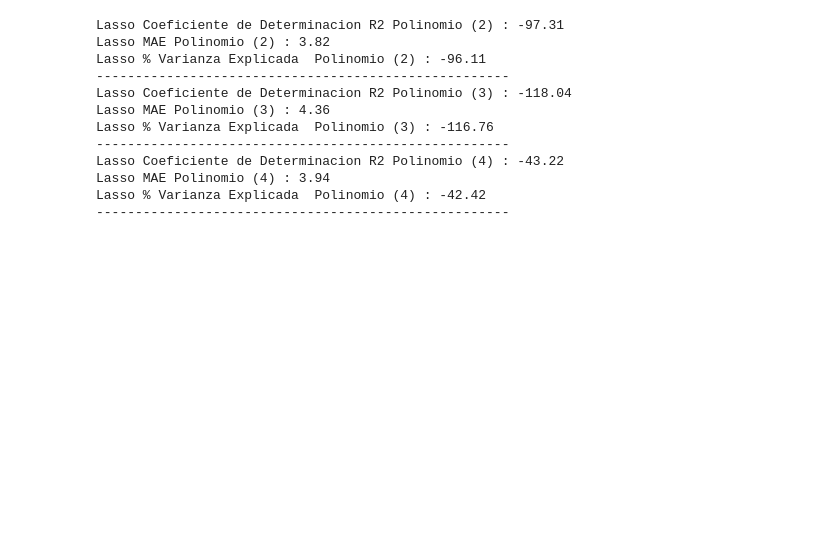
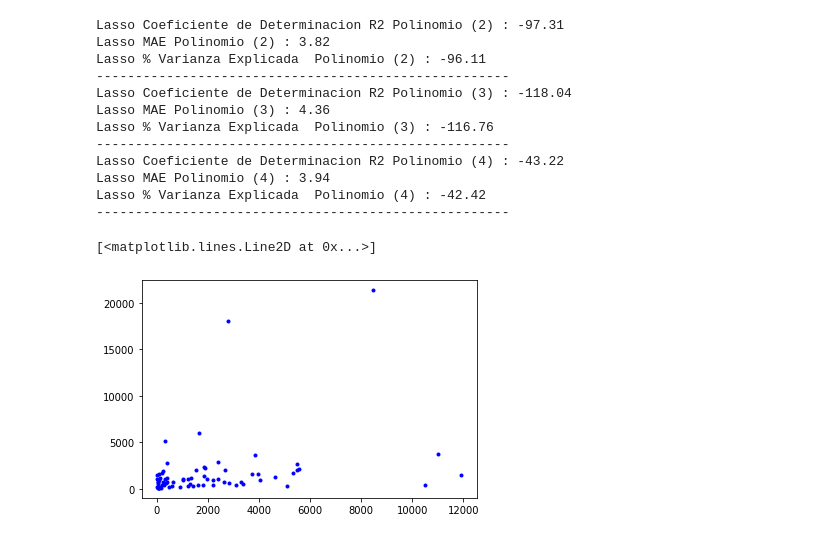
Before and after one commit to sherna90/mineria_datos, a Jupyter notebook: 3.-modelos_lineales.ipynb, the cells around one changed output. Cells and saved outputs as stored; diff of their text form; code cells hidden in the pictures; blank space fills up the shorter version.

```diff
--- a/3.-modelos_lineales.ipynb
+++ b/3.-modelos_lineales.ipynb
@@ -393,7 +411,7 @@ MAE Polinomio (4) : 166.21
 # %%
 from sklearn.linear_model import Ridge
 
-lamb=1000
+lamb=0.5
 
 X_train, X_test, y_train, y_test = train_test_split(X, y, test_size=0.33, random_state=42)
 
@@ -424,5 +442,5 @@ def train_poly_ridge(X,y,lamb,p=8,interaction=True):
     print('Ridge % Varianza Explicada  Polinomio ({0}) : {1:0.2f}'.format(k,explained_variance_score(y_test,y_hat)))
     print('-----------------------------------------------------')
 
-train_poly_ridge(X,y,lamb=1e3,p=5,interaction=True)
+train_poly_ridge(X,y,lamb=1e3,p=5,interaction=False)
 # %% [output]
@@ -485,3 +503,8 @@ Lasso Coeficiente de Determinacion R2 Polinomio (4) : -43.22
 Lasso MAE Polinomio (4) : 3.94
 Lasso % Varianza Explicada  Polinomio (4) : -42.42
 -----------------------------------------------------
+# %%
+plt.plot(np.exp(y_test),np.exp(y_hat),'b.')
+# %% [output]
+[<matplotlib.lines.Line2D at 0x...>]
+[figure, added]
```
Also changed, not shown: parts of 4 cells of this notebook.
